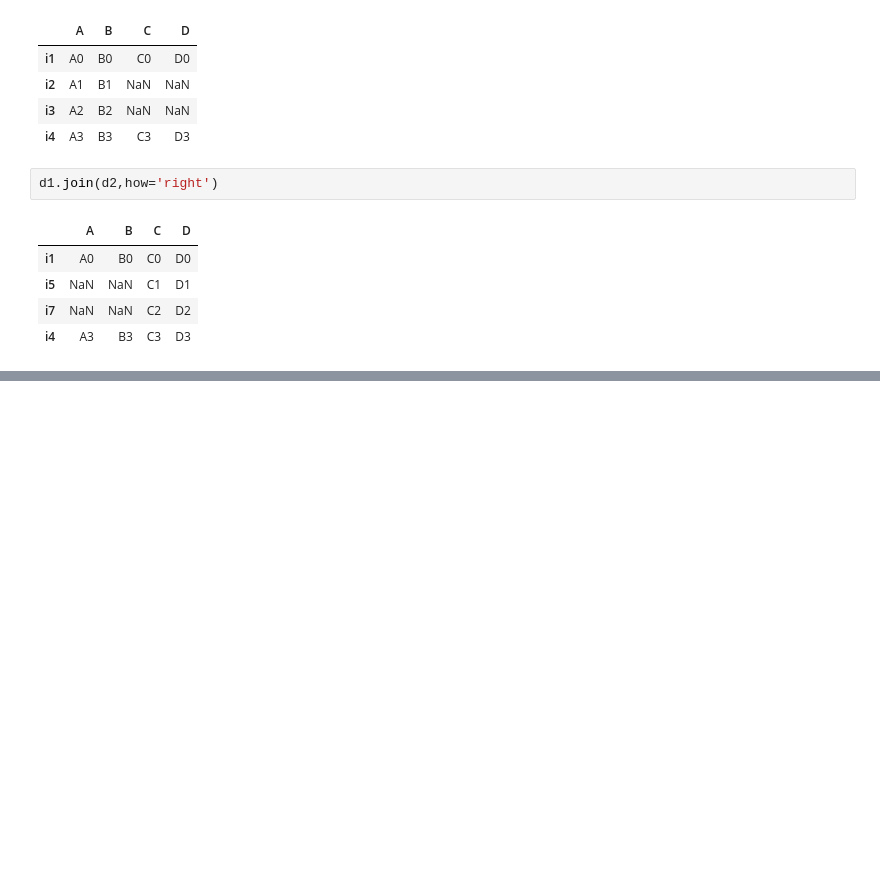
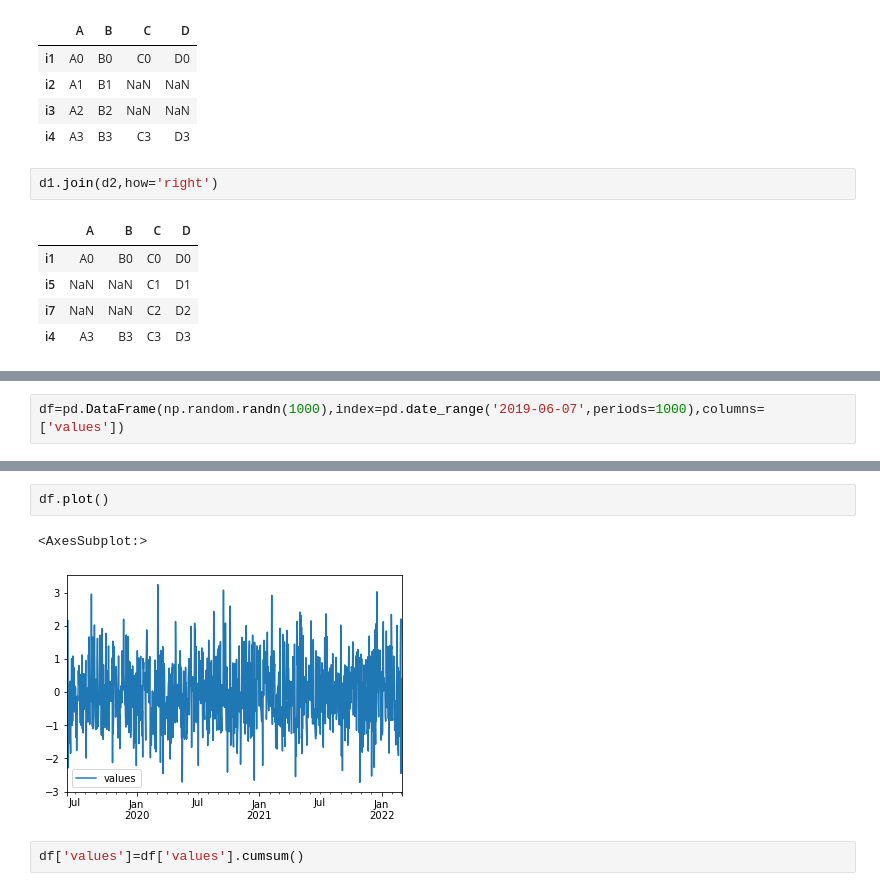
Before and after one commit to Prab1234/assignments, a Jupyter notebook: normal practise1.ipynb, the cells around one changed output, grey strips where cells are left out. Saved outputs shown, nothing was run; the diff lists cells and outputs as text; blank space fills up the shorter version.

```diff
--- a/normal practise1.ipynb
+++ b/normal practise1.ipynb
@@ -1920,0 +2206,2 @@ d1.join(d2,how='right')
+# %%
+df=pd.DataFrame(np.random.randn(1000),index=pd.date_range('2019-06-07',periods=1000),columns=['values'])
@@ -1920,0 +2224,7 @@ d1.join(d2,how='right')
+# %%
+df.plot()
+# %% [output]
+<AxesSubplot:>
+[figure, added]
+# %%
+df['values']=df['values'].cumsum()
```
Also changed, not shown: parts of 139 cells of this notebook.
